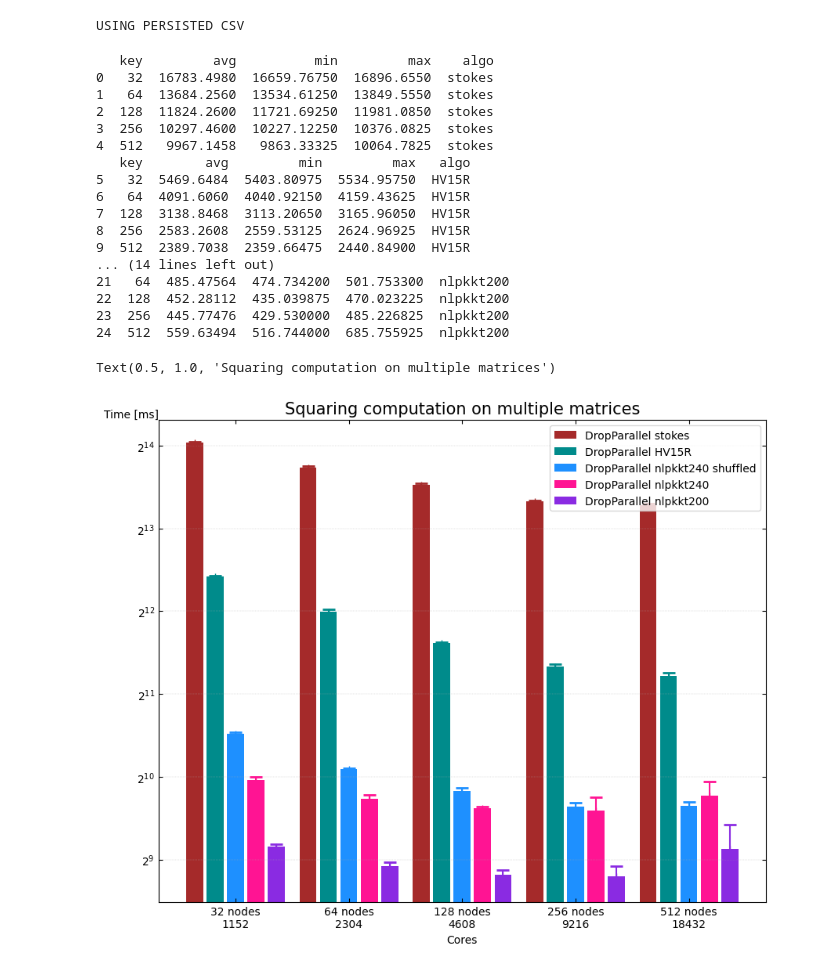
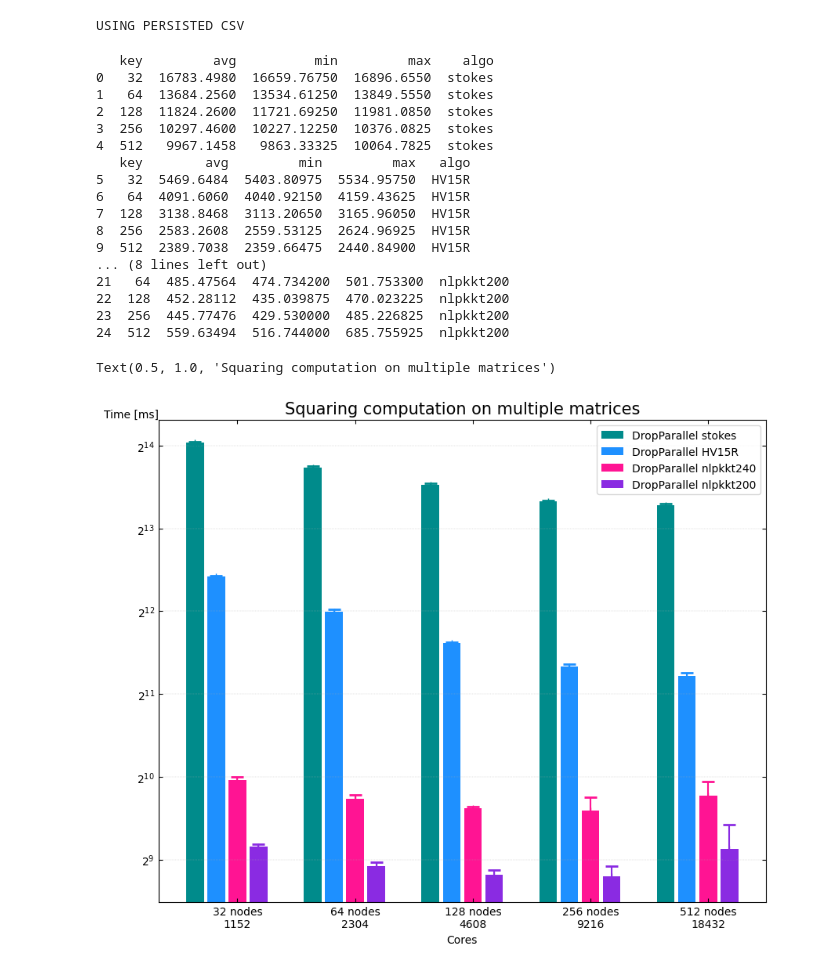
Before and after one commit to sven-weber/spgemm, a Jupyter notebook: plots/scalability.ipynb, the cells around one changed output. Cells and saved outputs as stored; diff of their text form; code cells hidden in the pictures.

Commit message:
use only non-shuffled measurements for scalability

```diff
--- a/plots/scalability.ipynb
+++ b/plots/scalability.ipynb
@@ -38,9 +38,9 @@ runs = 50
 # plt.rcParams['ytick.labelsize'] = 18
 STYLES = {
     # color, marker, offst, name
-    "stokes": ('brown', 'h', (-60, -20), "\\textsc{NHWC}", None),
-    "HV15R": ('darkcyan', 'h', (-60, -20), "\\textsc{NHWC}", None),
-    "nlpkkt240-shuffled": ('dodgerblue', 'h', (-60, -20), "\\textsc{NHWC}", None),
+    "stokes": ('darkcyan', 'h', (-60, -20), "\\textsc{NHWC}", None),
+    "HV15R": ('dodgerblue', 'h', (-60, -20), "\\textsc{NHWC}", None),
+    "nlpkkt240-shuffled": ('', 'h', (-60, -20), "\\textsc{NHWC}", None),
     "nlpkkt240": ('deeppink', 'h', (-60, -20), "\\textsc{NHWC}", None),
     "nlpkkt200": ('blueviolet', 'h', (-75, -15), "\\textsc{Merged}", None),
     # "todo3": ('brown', '^', (-210, -135), "\\textsc{Tensor Macro}", 26),
@@ -54,8 +54,8 @@ width = 0.15
 x_offset = 0
 
 tick_keysi = None
-mid_point_algo = 'nlpkkt240-shuffled'
-configs = (('stokes', 'DropParallel stokes'), ('HV15R', 'DropParallel HV15R'), ('nlpkkt240-shuffled', 'DropParallel nlpkkt240 shuffled'), ('nlpkkt240', 'DropParallel nlpkkt240'), ('nlpkkt200', 'DropParallel nlpkkt200'))
+mid_point_algo = 'nlpkkt240'
+configs = (('stokes', 'DropParallel stokes'), ('HV15R', 'DropParallel HV15R'), ('nlpkkt240', 'DropParallel nlpkkt240'), ('nlpkkt200', 'DropParallel nlpkkt200'))
 for algo, pretty_name in configs:
 # for algo, pretty_name in (('HV15R', 'DropParallel HV15R'), ('nlpkkt240', 'DropParallel nlpkkt240'), ('nlpkkt200', 'DropParallel nlpkkt200')):
     timings = []
@@ -103,35 +103,35 @@ ax.set_ylabel('Time [ms]',
         loc='top',
         labelpad=-20)
 ax.set_xticks(tick_keysi, labels=[f"{mpi} nodes\n{mpi * 36}"for mpi in keys])
 
 plt.yscale('log', base=2)
 ax.tick_params(axis='both', direction='in', which='major')
 ax.grid(which='major', axis='y', linewidth=.25, dashes=(3,3))
 ax.yaxis.set_ticks_position('both')
 ax.xaxis.set_ticks_position('both')
 
 ax.legend()
 ax.set_title("Squaring computation on multiple matrices", fontsize=15)
 # %% [output]
    key         avg          min         max    algo
 0   32  16783.4980  16659.76750  16896.6550  stokes
 1   64  13684.2560  13534.61250  13849.5550  stokes
 2  128  11824.2600  11721.69250  11981.0850  stokes
 3  256  10297.4600  10227.12250  10376.0825  stokes
 4  512   9967.1458   9863.33325  10064.7825  stokes
    key        avg         min         max   algo
 5   32  5469.6484  5403.80975  5534.95750  HV15R
 6   64  4091.6060  4040.92150  4159.43625  HV15R
 7  128  3138.8468  3113.20650  3165.96050  HV15R
 8  256  2583.2608  2559.53125  2624.96925  HV15R
 9  512  2389.7038  2359.66475  2440.84900  HV15R
-... (14 lines left out)
+... (8 lines left out)
 21   64  485.47564  474.734200  501.753300  nlpkkt200
 22  128  452.28112  435.039875  470.023225  nlpkkt200
 23  256  445.77476  429.530000  485.226825  nlpkkt200
 24  512  559.63494  516.744000  685.755925  nlpkkt200
 Text(0.5, 1.0, 'Squaring computation on multiple matrices')
-[figure, old version]
+[figure, new version]
 # %%
 # save df to avoid reloading measurements
 if not loaded_plot_data:
```
